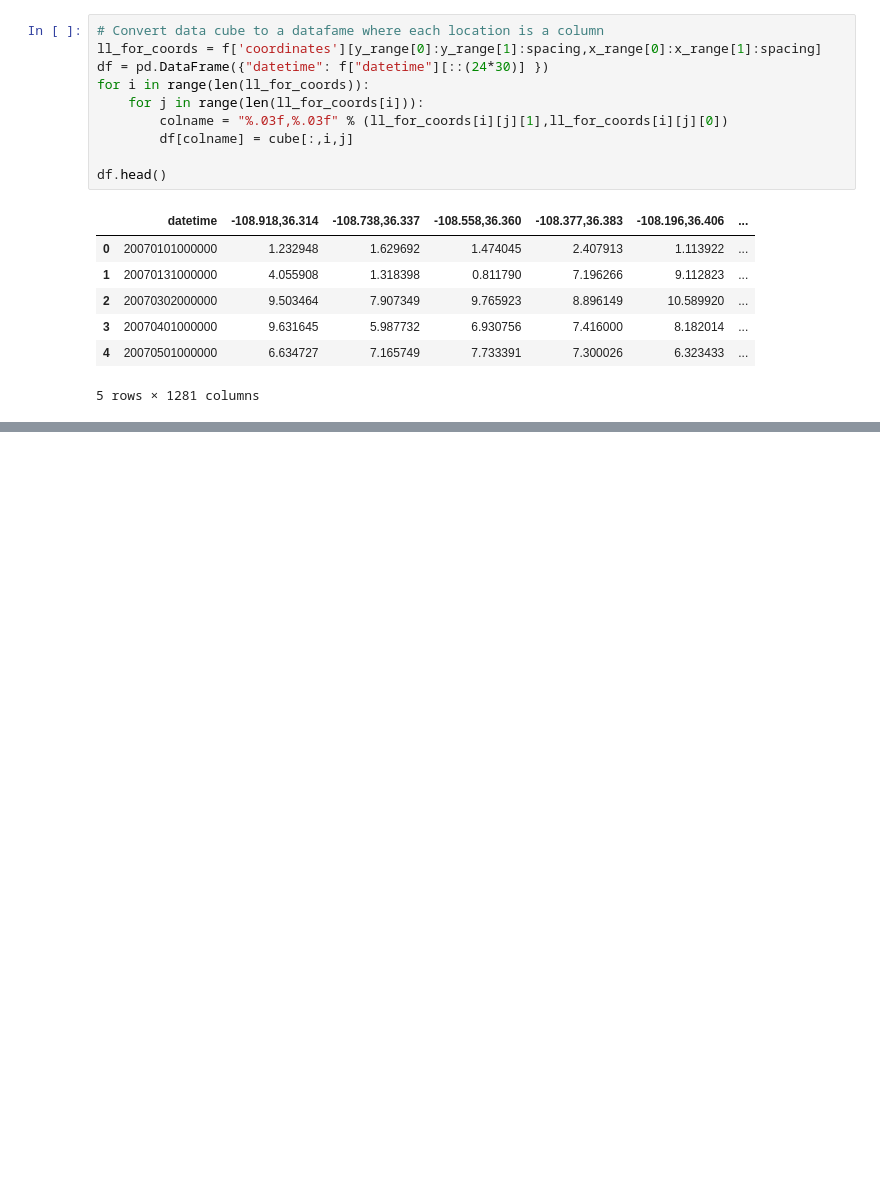
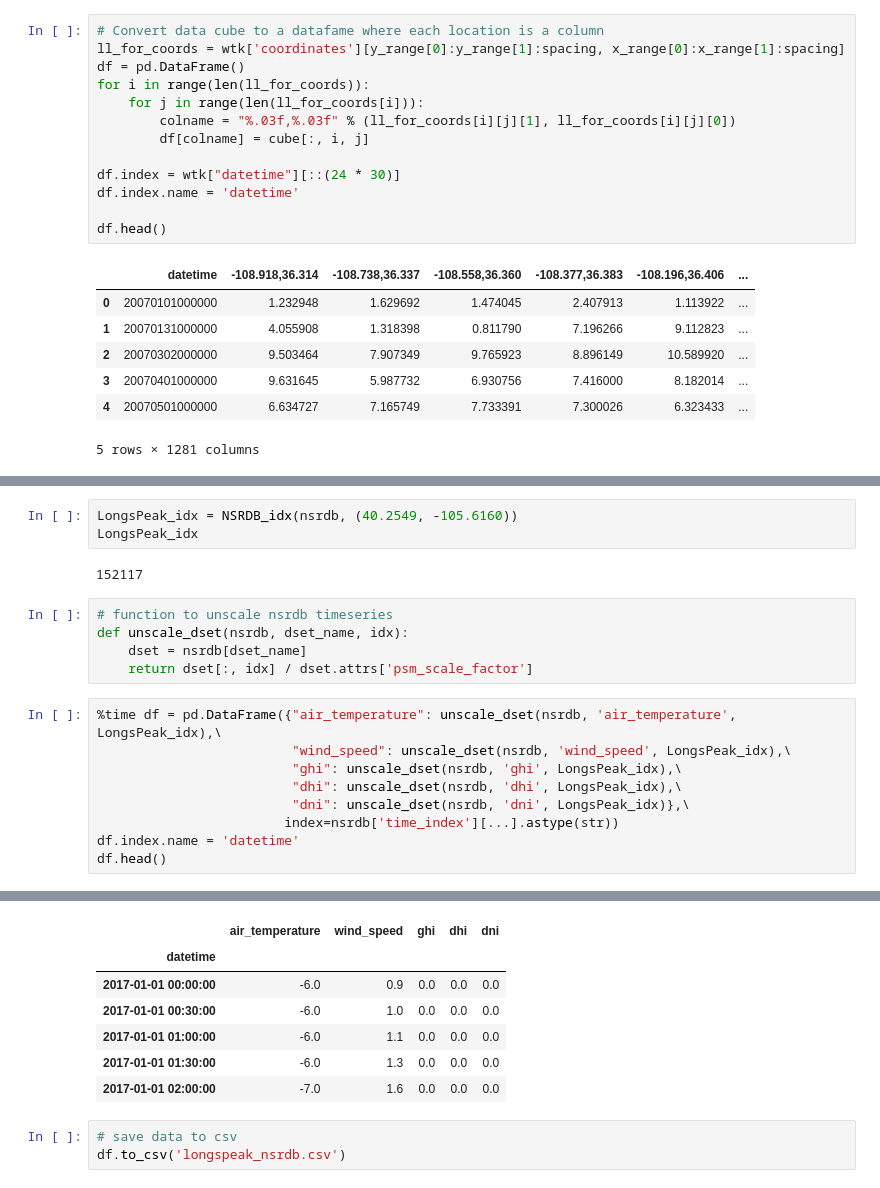
Before and after one commit to NREL/hsds-examples, a Jupyter notebook: notebooks/04_data_export.ipynb, the cells around one changed output, grey strips where cells are left out. Drawn from its saved outputs; the diff is of its cells as text; blank space fills up the shorter version.

```diff
--- a/notebooks/04_data_export.ipynb
+++ b/notebooks/04_data_export.ipynb
@@ -144,11 +147,14 @@ cube = dset[::(24*30),y_range[0]:y_range[1]:spacing,x_range[0]:x_range[1]:spacin
 # %%
 # Convert data cube to a datafame where each location is a column
-ll_for_coords = f['coordinates'][y_range[0]:y_range[1]:spacing,x_range[0]:x_range[1]:spacing]
-df = pd.DataFrame({"datetime": f["datetime"][::(24*30)] })
+ll_for_coords = wtk['coordinates'][y_range[0]:y_range[1]:spacing, x_range[0]:x_range[1]:spacing]
+df = pd.DataFrame()
 for i in range(len(ll_for_coords)):
     for j in range(len(ll_for_coords[i])):
-        colname = "%.03f,%.03f" % (ll_for_coords[i][j][1],ll_for_coords[i][j][0])
-        df[colname] = cube[:,i,j]
+        colname = "%.03f,%.03f" % (ll_for_coords[i][j][1], ll_for_coords[i][j][0])
+        df[colname] = cube[:, i, j]
+
+df.index = wtk["datetime"][::(24 * 30)]
+df.index.name = 'datetime'
 
 df.head()
 # %% [output]
@@ -165,0 +199,20 @@ df.to_csv("colorado.csv")
+# %%
+LongsPeak_idx = NSRDB_idx(nsrdb, (40.2549, -105.6160))
+LongsPeak_idx
+# %% [output]
+152117
+# %%
+# function to unscale nsrdb timeseries
+def unscale_dset(nsrdb, dset_name, idx):
+    dset = nsrdb[dset_name]
+    return dset[:, idx] / dset.attrs['psm_scale_factor']
+# %%
+%time df = pd.DataFrame({"air_temperature": unscale_dset(nsrdb, 'air_temperature', LongsPeak_idx),\
+                         "wind_speed": unscale_dset(nsrdb, 'wind_speed', LongsPeak_idx),\
+                         "ghi": unscale_dset(nsrdb, 'ghi', LongsPeak_idx),\
+                         "dhi": unscale_dset(nsrdb, 'dhi', LongsPeak_idx),\
+                         "dni": unscale_dset(nsrdb, 'dni', LongsPeak_idx)},\
+                        index=nsrdb['time_index'][...].astype(str))
+df.index.name = 'datetime'
+df.head()
+# %% [output]
@@ -165,0 +221,10 @@ df.to_csv("colorado.csv")
+|  | air_temperature | wind_speed | ghi | dhi | dni |
+| datetime |  |  |  |  |  |
+| 2017-01-01 00:00:00 | -6.0 | 0.9 | 0.0 | 0.0 | 0.0 |
+| 2017-01-01 00:30:00 | -6.0 | 1.0 | 0.0 | 0.0 | 0.0 |
+| 2017-01-01 01:00:00 | -6.0 | 1.1 | 0.0 | 0.0 | 0.0 |
+| 2017-01-01 01:30:00 | -6.0 | 1.3 | 0.0 | 0.0 | 0.0 |
+| 2017-01-01 02:00:00 | -7.0 | 1.6 | 0.0 | 0.0 | 0.0 |
+# %%
+# save data to csv
+df.to_csv('longspeak_nsrdb.csv')
```
Also changed, not shown: parts of 22 cells of this notebook, 4 other files.
